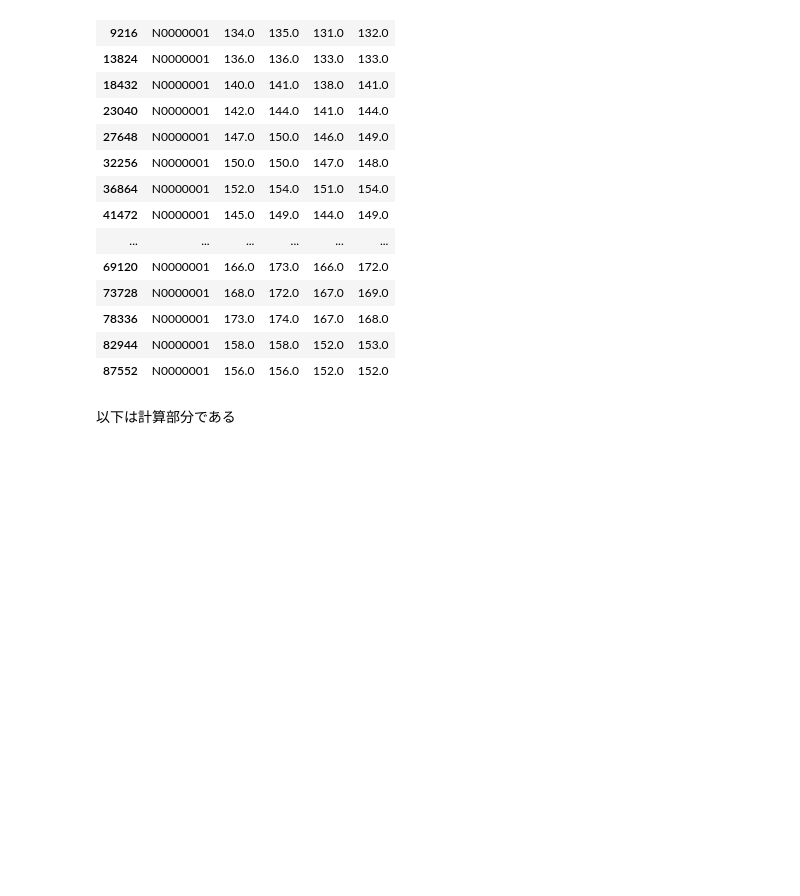
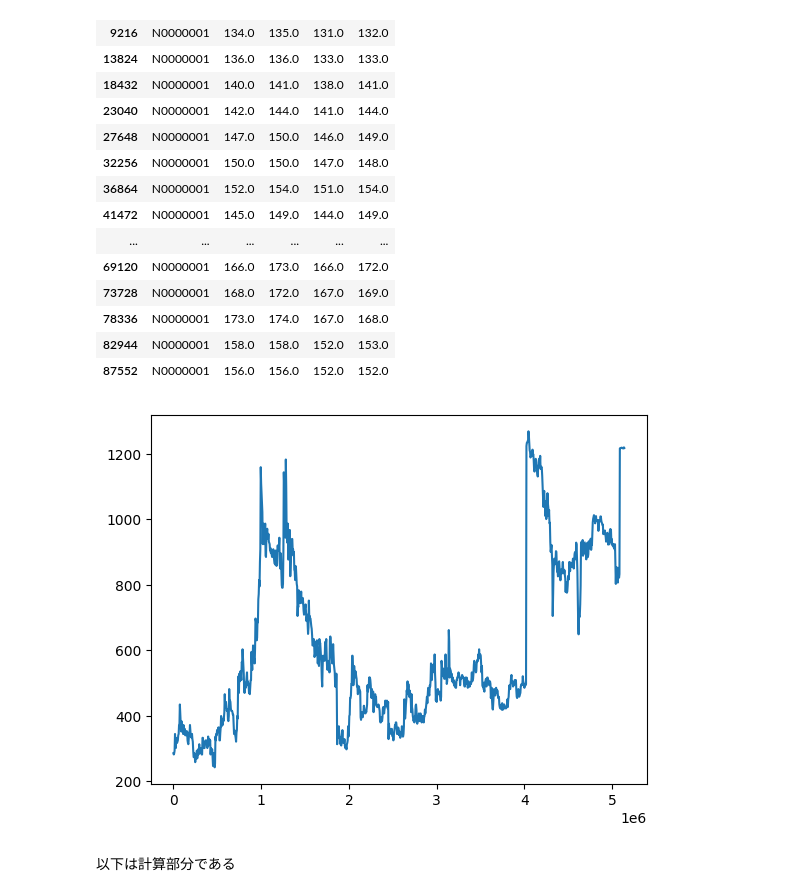
Before and after one commit to UmaShiny/research_using_uv, a Jupyter notebook: notebook/dev/create_complete_csv.ipynb, the cells around one changed output. Cells and saved outputs as stored; diff of their text form; code cells hidden in the pictures; blank space fills up the shorter version.

```diff
--- a/notebook/dev/create_complete_csv.ipynb
+++ b/notebook/dev/create_complete_csv.ipynb
@@ -46,0 +69,8 @@ tr_csv = tr_csv[new_order]
+# %%
+df = adjust_weekly_data(tr_csv[tr_csv['nikkei'] == 'N0000006'])
+# %%
+import matplotlib.pyplot as plt
+plt.plot(df['close'])
+plt.show()
+# %% [output]
+[figure, added]
```
Also changed, not shown: parts of 41 cells of this notebook, 5 other files.
